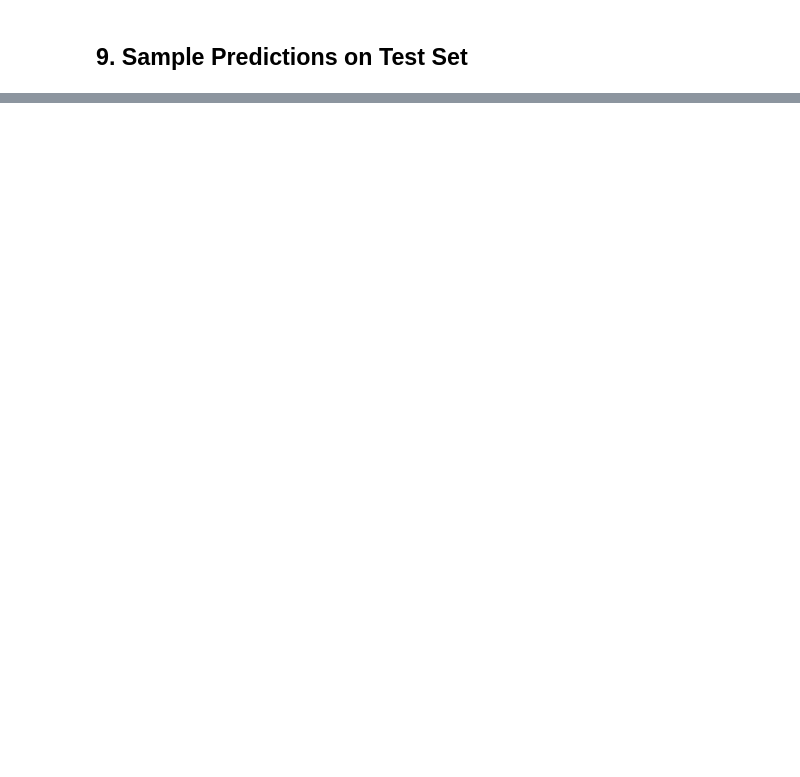
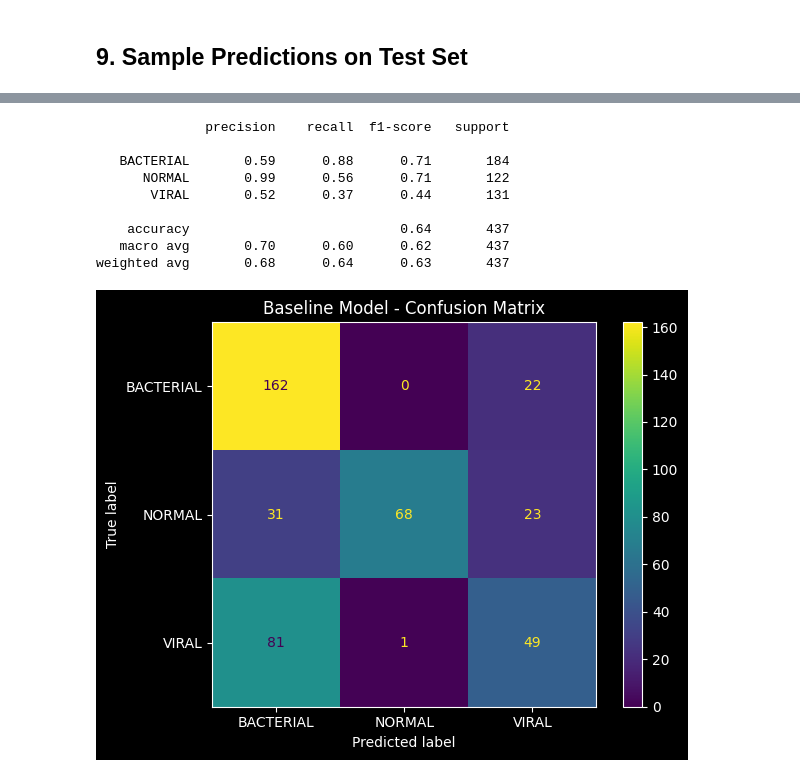
Before and after one commit to akosbujdi/cv-assign2-ann, a Jupyter notebook: pneumonia_classification.ipynb, the cells around one changed output, grey strips where cells are left out. Saved outputs shown, nothing was run; the diff lists cells and outputs as text; code cells hidden in the pictures; blank space fills up the shorter version.

```diff
--- a/pneumonia_classification.ipynb
+++ b/pneumonia_classification.ipynb
@@ -247,0 +252,28 @@ plt.show()
+# %%
+from sklearn.metrics import classification_report, ConfusionMatrixDisplay
+import matplotlib.pyplot as plt
+
+# collect all predictions and true labels from test set
+y_true, y_pred = [], []
+for images, labels in test_ds:
+    preds = model.predict(images, verbose=0)
+    y_pred.extend(np.argmax(preds, axis=1))
+    y_true.extend(labels.numpy())
+
+print(classification_report(y_true, y_pred, target_names=class_names))
+
+ConfusionMatrixDisplay.from_predictions(y_true, y_pred, display_labels=class_names)
+plt.title('Baseline Model - Confusion Matrix')
+plt.tight_layout()
+plt.show()
+# %% [output]
+              precision    recall  f1-score   support
+
+   BACTERIAL       0.59      0.88      0.71       184
+      NORMAL       0.99      0.56      0.71       122
+       VIRAL       0.52      0.37      0.44       131
+
+    accuracy                           0.64       437
+   macro avg       0.70      0.60      0.62       437
+weighted avg       0.68      0.64      0.63       437
+[figure, added]
```
Also changed, not shown: parts of 5 cells of this notebook, 1 other file.
